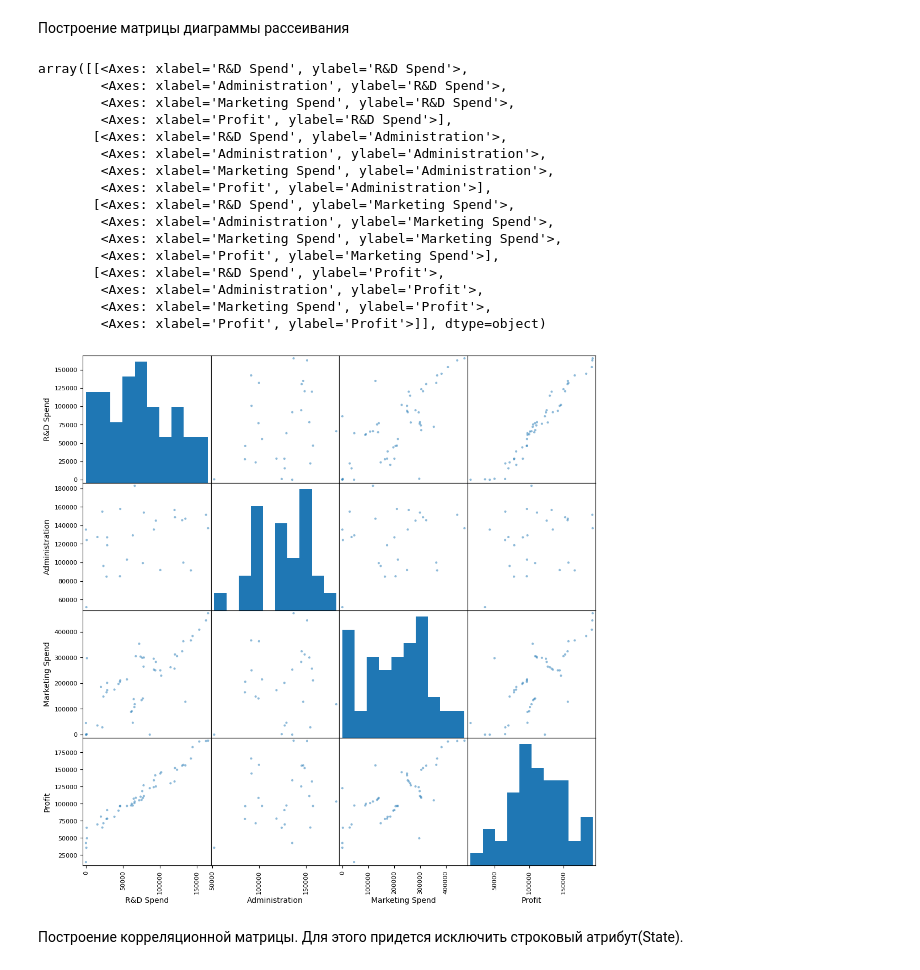
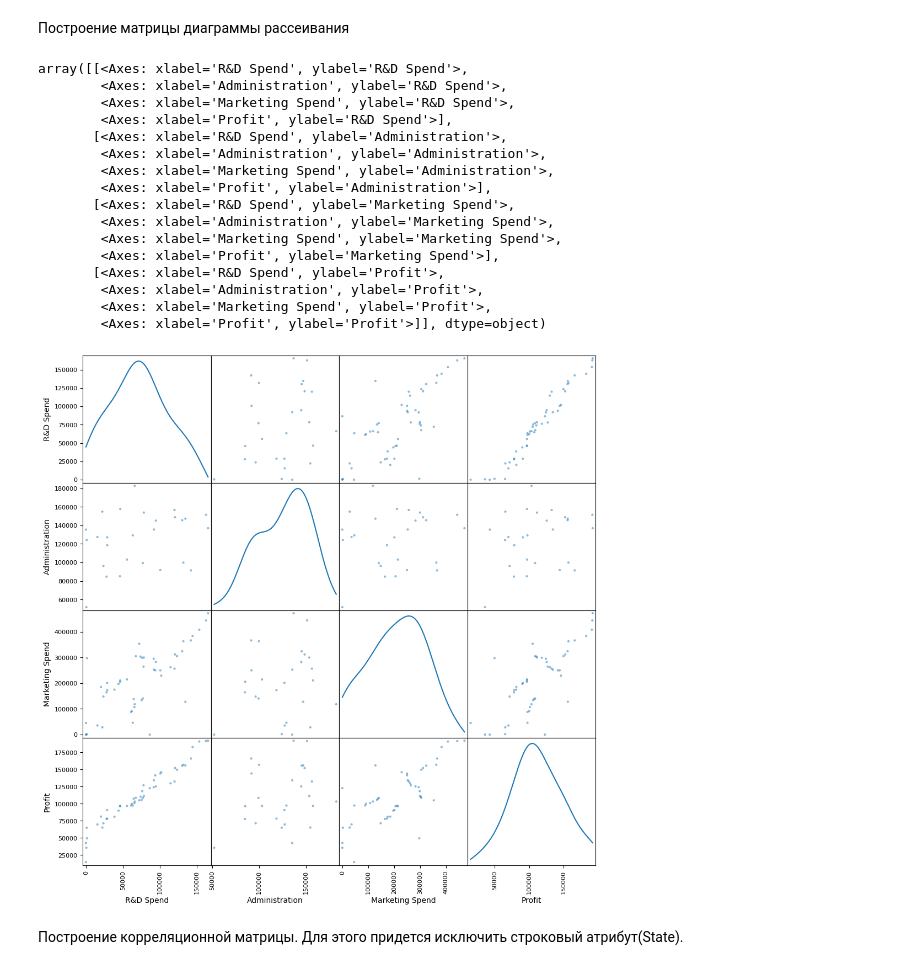
Before and after one commit to Temchik-X/DataMiningML, a Jupyter notebook: Lab_1.ipynb, the cells around one changed output. Drawn from its saved outputs; the diff is of its cells as text; code cells hidden in the pictures.

```diff
--- a/Lab_1.ipynb
+++ b/Lab_1.ipynb
@@ -151,25 +153,25 @@ plt.show()
 # %% [markdown]
 Построение матрицы диаграммы рассеивания
 # %%
-scatter_matrix(dataset, figsize=(12,12))
+scatter_matrix(dataset, figsize=(12,12), diagonal='density')
 # %% [output]
 array([[<Axes: xlabel='R&D Spend', ylabel='R&D Spend'>,
         <Axes: xlabel='Administration', ylabel='R&D Spend'>,
         <Axes: xlabel='Marketing Spend', ylabel='R&D Spend'>,
         <Axes: xlabel='Profit', ylabel='R&D Spend'>],
        [<Axes: xlabel='R&D Spend', ylabel='Administration'>,
         <Axes: xlabel='Administration', ylabel='Administration'>,
         <Axes: xlabel='Marketing Spend', ylabel='Administration'>,
         <Axes: xlabel='Profit', ylabel='Administration'>],
        [<Axes: xlabel='R&D Spend', ylabel='Marketing Spend'>,
         <Axes: xlabel='Administration', ylabel='Marketing Spend'>,
         <Axes: xlabel='Marketing Spend', ylabel='Marketing Spend'>,
         <Axes: xlabel='Profit', ylabel='Marketing Spend'>],
        [<Axes: xlabel='R&D Spend', ylabel='Profit'>,
         <Axes: xlabel='Administration', ylabel='Profit'>,
         <Axes: xlabel='Marketing Spend', ylabel='Profit'>,
         <Axes: xlabel='Profit', ylabel='Profit'>]], dtype=object)
-[figure, old version]
+[figure, new version]
 # %% [markdown]
 Построение корреляционной матрицы. Для этого придется исключить строковый атрибут(State).
 # %%
```
Also changed, not shown: parts of 5 cells of this notebook.
